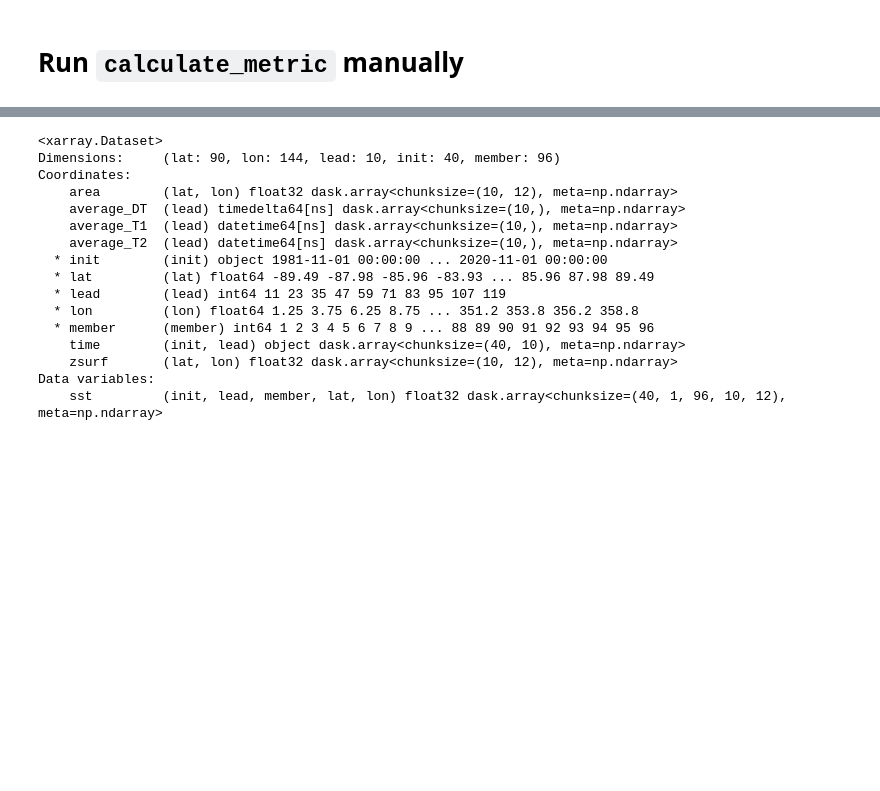
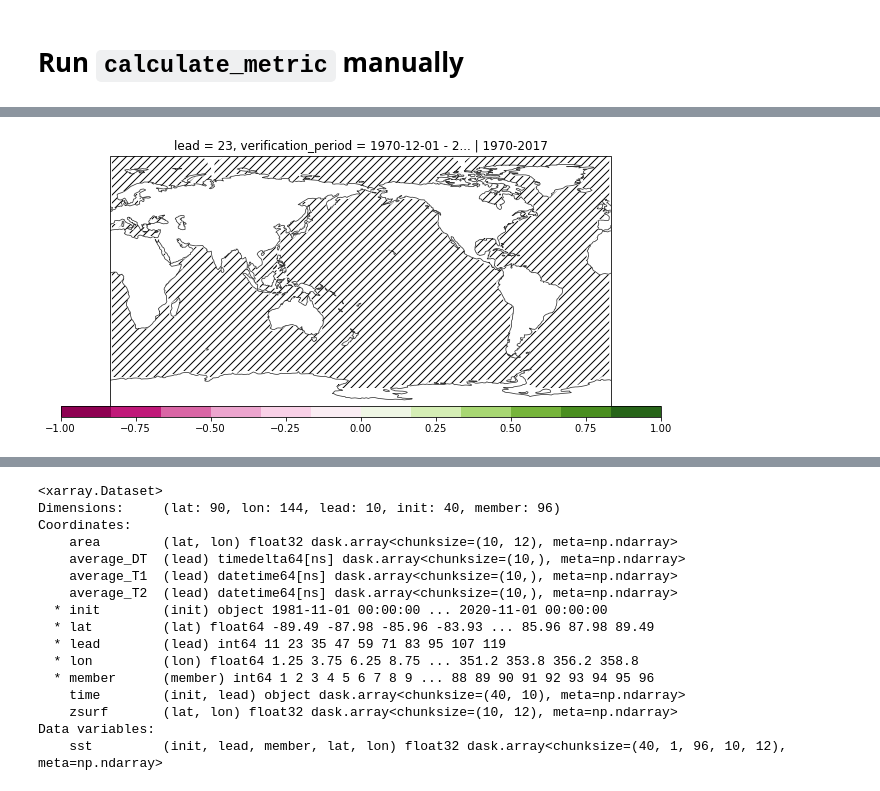
Before and after one commit to dougiesquire/CAFE-f6_documentation, a Jupyter notebook: notebooks/exploratory/verify.ipynb, the cells around one changed output, grey strips where cells are left out. Saved outputs shown, nothing was run; the diff lists cells and outputs as text; code cells hidden in the pictures; blank space fills up the shorter version.

Commit message:
adding persistence baseline

```diff
--- a/notebooks/exploratory/verify.ipynb
+++ b/notebooks/exploratory/verify.ipynb
@@ -58,28 +58,15 @@ Data variables:
 # %%
 DATA_DIR = "../../data/processed/"
 
-hcst = xr.open_zarr("../../data/processed/CAFEf6.annual.anom_1991-2020.sst_global.zarr")
+hindcast = xr.open_zarr(
+    "../../data/processed/CanESM5.3-month.anom_1985-2014.nino34.zarr"
+)
 
-# hist = xr.open_zarr(
-#     "../../data/processed/CAFE_hist.annual.anom_1991-2020.ohc300_global.zarr"
-# )
+observation = xr.open_zarr(
+    "../../data/processed/HadISST.3-month.anom_1985-2014.nino34.zarr"
+)
 
-obsv = xr.open_zarr(
-    "../../data/processed/HadISST.annual.anom_1991-2020.sst_global.zarr"
+historical = xr.open_zarr(
+    "../../data/processed/CanESM5_hist.3-month.anom_1985-2014.nino34.zarr"
 )
-# %%
-times_of_lead_0 = hcst.isel(lead=0).time.values
-
-# Get the most recent observation at the time of forecast initialisation
-indices = np.searchsorted(obsv.time, times_of_lead_0)
-step = np.diff(indices)
-assert all(step == step[0]), "Indices are not regular along time"
-persistence = obsv.isel(time=indices - step[0])
-
-# Stack like hindcast dataset
-persistence = (
-    persistence.assign_coords({"time": hcst.init.values})
-    .rename({"time": "init"})
-    .broadcast_like(hcst, exclude=["member"])
-)
 # %%
@@ -90,3 +295,7 @@ persistence.isel(init=0, lead=5)["sst"].plot()
 # %%
-obsv.isel(time=indices - step[0])
+%%time
+
+test = calculate_metric(
+    hindcast, observation, metric="msss", reference="persistence", significance=False
+).compute()
 # %% [output]
@@ -143,0 +330,8 @@ Attributes: (0)
+# %%
+from src import plot
+
+field = test.isel(lead=1)
+
+_ = plot.metric_maps([[field]], "sst", (-1, 1), figsize=(10, 4))
+# %% [output]
+[figure, added]
```
Also changed, not shown: parts of 9 cells of this notebook, 1 other file.
